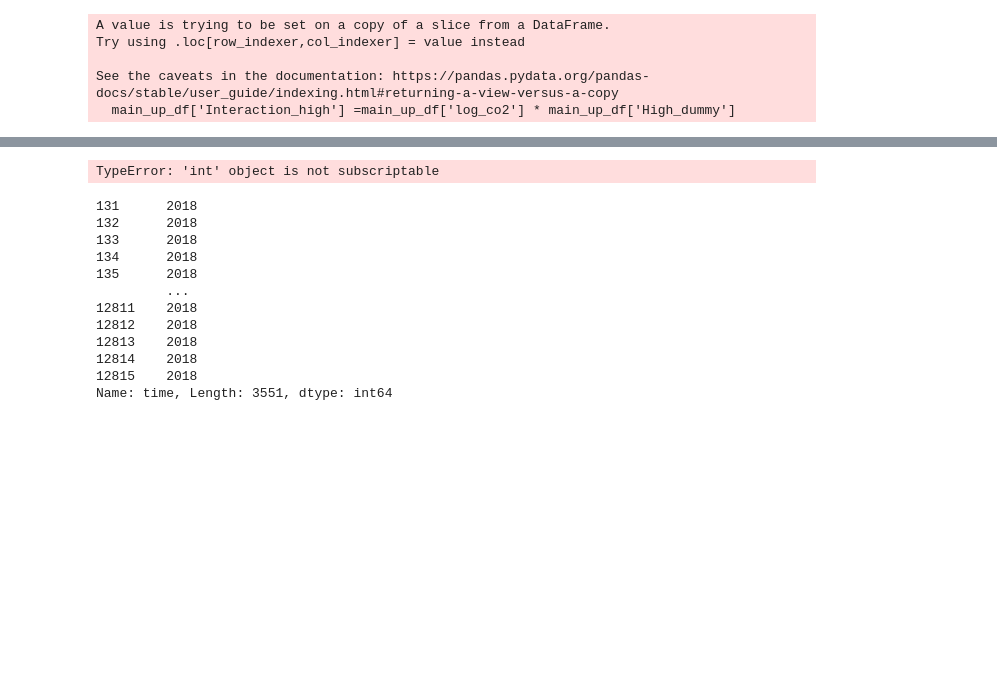
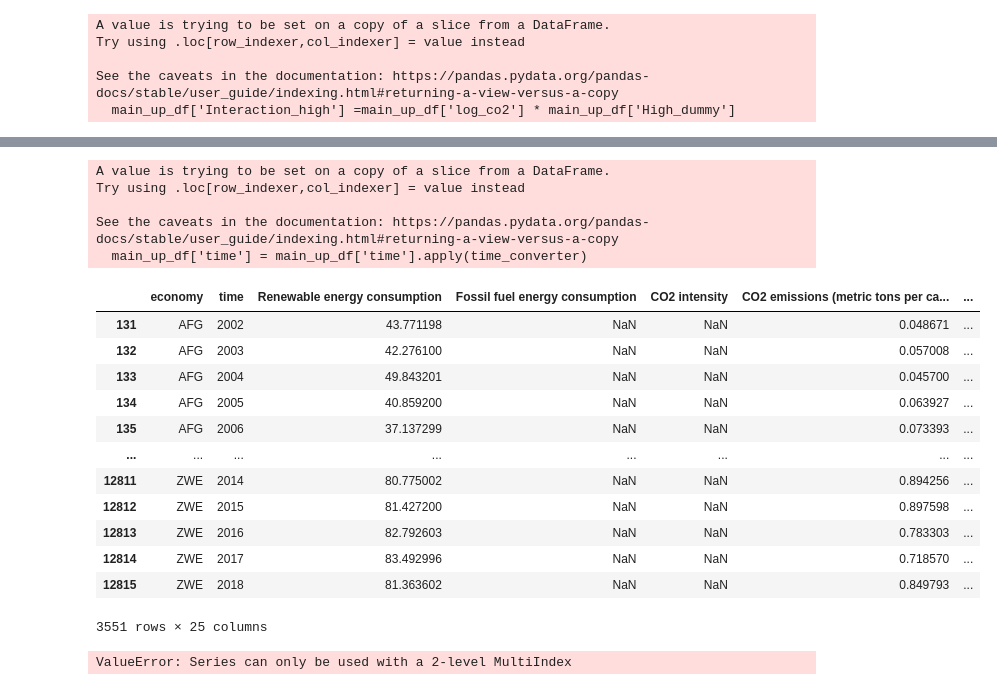
Before and after one commit to CS521-Burstein/final-project-anjaliagr, a Jupyter notebook: Data analysis.ipynb, the cells around one changed output, grey strips where cells are left out. Cells and saved outputs as stored; diff of their text form; code cells hidden in the pictures; blank space fills up the shorter version.

```diff
--- a/Data analysis.ipynb
+++ b/Data analysis.ipynb
@@ -415,24 +381,28 @@ panel_df
 # %%
 def time_converter(time):
-    for time in range(len(main_up_df['time'])):
-        new_time = int(time[2:])
+    new_time = int(time[2:])
     return new_time
 # %%
-new_df = main_up_df['time'].apply(time_converter)
+main_up_df['time'] = main_up_df['time'].apply(time_converter)
 # %% [output]
-TypeError: 'int' object is not subscriptable
+A value is trying to be set on a copy of a slice from a DataFrame.
+Try using .loc[row_indexer,col_indexer] = value instead
+
+See the caveats in the documentation: https://pandas.pydata.org/pandas-docs/stable/user_guide/indexing.html#returning-a-view-versus-a-copy
+  main_up_df['time'] = main_up_df['time'].apply(time_converter)
 # %%
-new_df
+main_up_df
 # %% [output]
+|  | economy | time | Renewable energy consumption | Fossil fuel energy consumption | CO2 intensity | CO2 emissions (metric tons per ca... | ... |
+| 131 | AFG | 2002 | 43.771198 | NaN | NaN | 0.048671 | ... |
+| 132 | AFG | 2003 | 42.276100 | NaN | NaN | 0.057008 | ... |
+| 133 | AFG | 2004 | 49.843201 | NaN | NaN | 0.045700 | ... |
+| 134 | AFG | 2005 | 40.859200 | NaN | NaN | 0.063927 | ... |
+| 135 | AFG | 2006 | 37.137299 | NaN | NaN | 0.073393 | ... |
+| ... | ... | ... | ... | ... | ... | ... | ... |
+| 12811 | ZWE | 2014 | 80.775002 | NaN | NaN | 0.894256 | ... |
+| 12812 | ZWE | 2015 | 81.427200 | NaN | NaN | 0.897598 | ... |
+| 12813 | ZWE | 2016 | 82.792603 | NaN | NaN | 0.783303 | ... |
+| 12814 | ZWE | 2017 | 83.492996 | NaN | NaN | 0.718570 | ... |
+| 12815 | ZWE | 2018 | 81.363602 | NaN | NaN | 0.849793 | ... |
-131      2018
-132      2018
-133      2018
-134      2018
-135      2018
-         ...
-12811    2018
-12812    2018
-12813    2018
-12814    2018
-12815    2018
-Name: time, Length: 3551, dtype: int64
+3551 rows × 25 columns
@@ -438,0 +413,7 @@ Name: time, Length: 3551, dtype: int64
+# %%
+FE = PanelOLS(panel_df['log_gdp'] , panel_df['log_co2'],
+              entity_effects = True,
+              time_effects=True
+              )
+# %% [output]
+ValueError: Series can only be used with a 2-level MultiIndex
```
Also changed, not shown: parts of 10 cells of this notebook.
